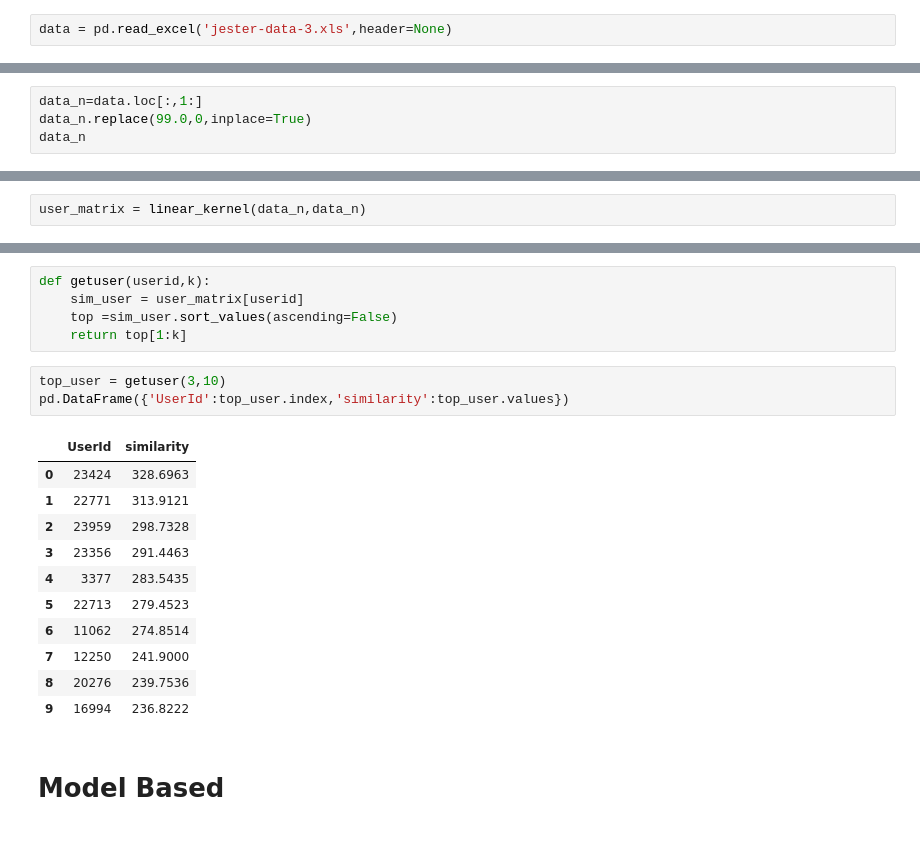
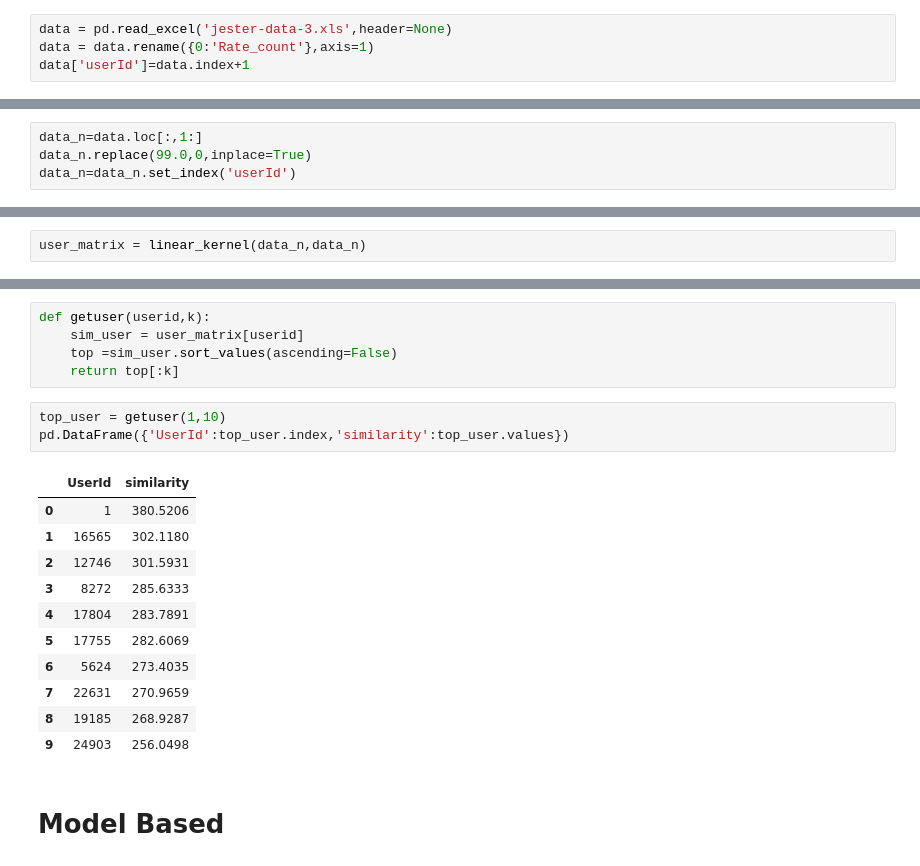
Before and after one commit to rajat98dogra/recommendation-sys, a Jupyter notebook: Jokes/v1.ipynb, the cells around one changed output, grey strips where cells are left out. Saved outputs shown, nothing was run; the diff lists cells and outputs as text.

```diff
--- a/Jokes/v1.ipynb
+++ b/Jokes/v1.ipynb
@@ -5,2 +6,4 @@ import matplotlib.pyplot as plt
 # %%
 data = pd.read_excel('jester-data-3.xls',header=None)
+data = data.rename({0:'Rate_count'},axis=1)
+data['userId']=data.index+1
@@ -37,4 +36,4 @@ data
 # %%
 data_n=data.loc[:,1:]
 data_n.replace(99.0,0,inplace=True)
-data_n
+data_n=data_n.set_index('userId')
@@ -130,22 +133,22 @@ user_matrix
 def getuser(userid,k):
     sim_user = user_matrix[userid]
     top =sim_user.sort_values(ascending=False)
-    return top[1:k]
+    return top[:k]
 # %%
-top_user = getuser(3,10)
+top_user = getuser(1,10)
 pd.DataFrame({'UserId':top_user.index,'similarity':top_user.values})
 # %% [output]
 |  | UserId | similarity |
-| 0 | 23424 | 328.6963 |
-| 1 | 22771 | 313.9121 |
-| 2 | 23959 | 298.7328 |
-| 3 | 23356 | 291.4463 |
-| 4 | 3377 | 283.5435 |
-| 5 | 22713 | 279.4523 |
-| 6 | 11062 | 274.8514 |
-| 7 | 12250 | 241.9000 |
-| 8 | 20276 | 239.7536 |
-| 9 | 16994 | 236.8222 |
+| 0 | 1 | 380.5206 |
+| 1 | 16565 | 302.1180 |
+| 2 | 12746 | 301.5931 |
+| 3 | 8272 | 285.6333 |
+| 4 | 17804 | 283.7891 |
+| 5 | 17755 | 282.6069 |
+| 6 | 5624 | 273.4035 |
+| 7 | 22631 | 270.9659 |
+| 8 | 19185 | 268.9287 |
+| 9 | 24903 | 256.0498 |
 # %% [markdown]
 <h1>Model Based
 # %%
```
Also changed, not shown: parts of 21 cells of this notebook.
